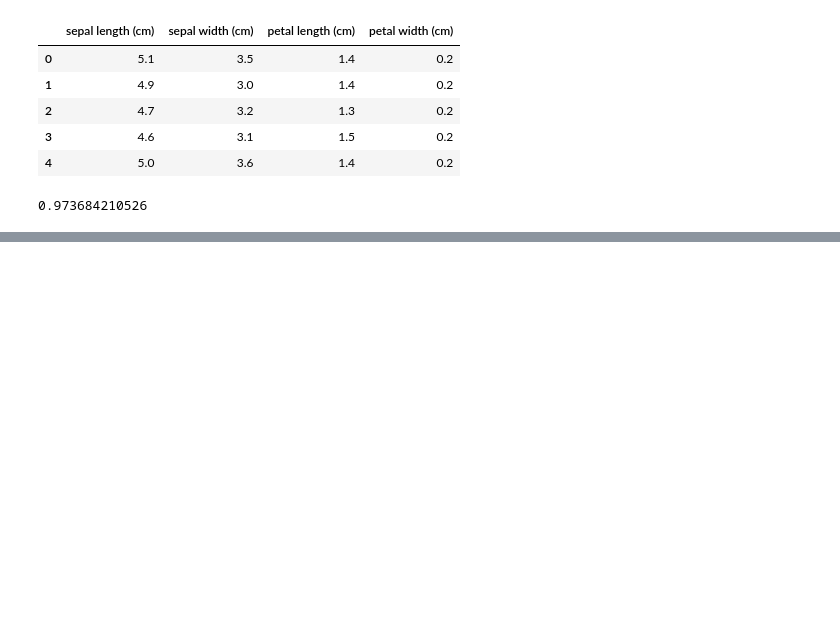
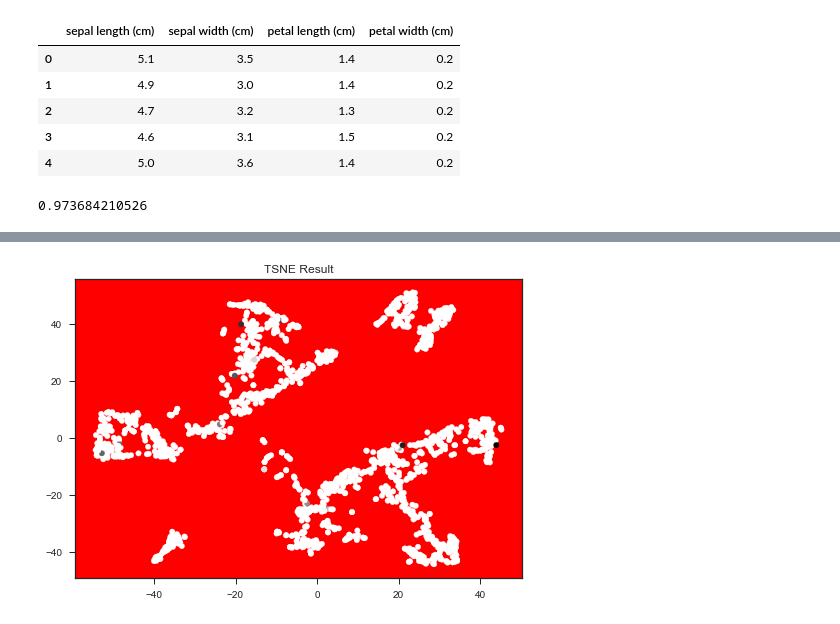
Before and after one commit to meraioth/LSSDS_Group_A, a Jupyter notebook: notebooks/Random Forest.ipynb, the cells around one changed output, grey strips where cells are left out. Cells and saved outputs as stored; diff of their text form; code cells hidden in the pictures; blank space fills up the shorter version.

```diff
--- a/notebooks/Random Forest.ipynb
+++ b/notebooks/Random Forest.ipynb
@@ -140,0 +262,28 @@ ValueError: object arrays are not supported
+# %%
+from sklearn.manifold import TSNE
+from sklearn.decomposition import PCA
+
+test = TSNE(n_components=2).fit_transform(third_file)
+test.shape
+x = test[:, 0]
+y = test[:, 1]
+# z = test[:, 2]
+
+# plt.scatter(x, y)
+# plt.clim(-0.5, 9.5)
+# plt.show()
+# %%
+from mpl_toolkits.mplot3d import axes3d
+
+fig = plt.figure()
+ax = fig.add_subplot(1, 1, 1)
+ax.set_facecolor('red')
+# ax = fig.gca(projection='3d')
+
+ax.scatter(x, y, s=30, c = third_file['Classification'])
+
+plt.title('TSNE Result')
+plt.legend(loc=2)
+plt.show()
+# %% [output]
+[figure, added]
```
Also changed, not shown: parts of 11 cells of this notebook.
